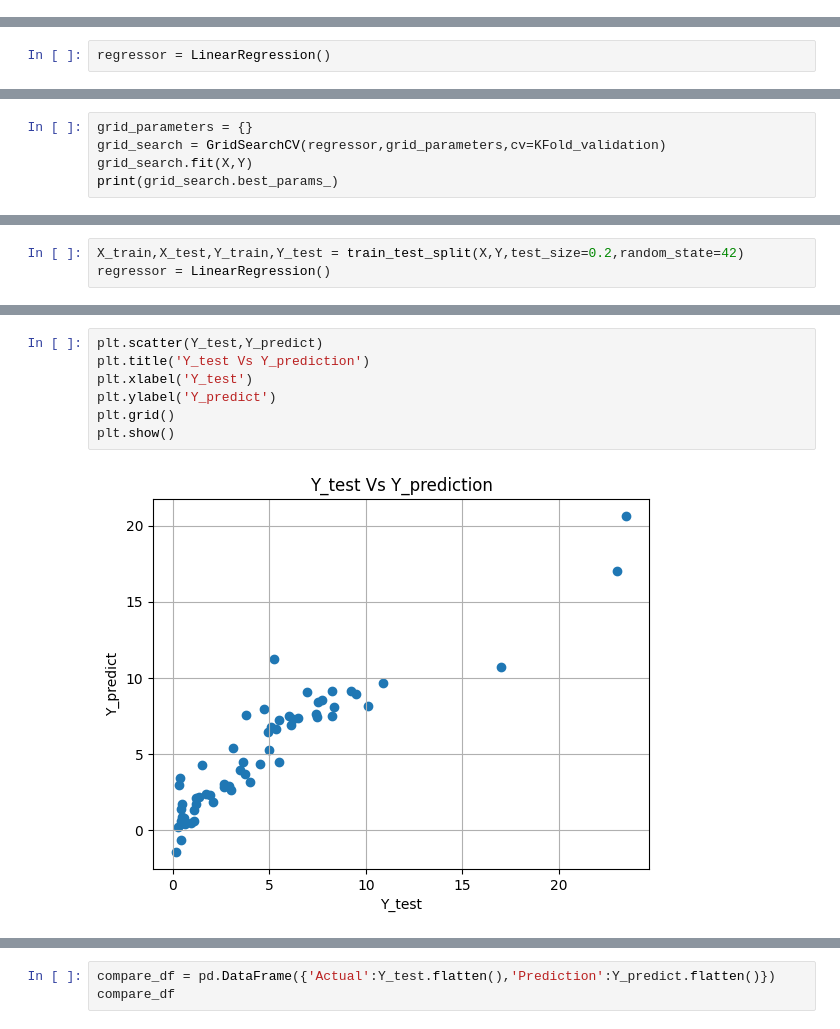
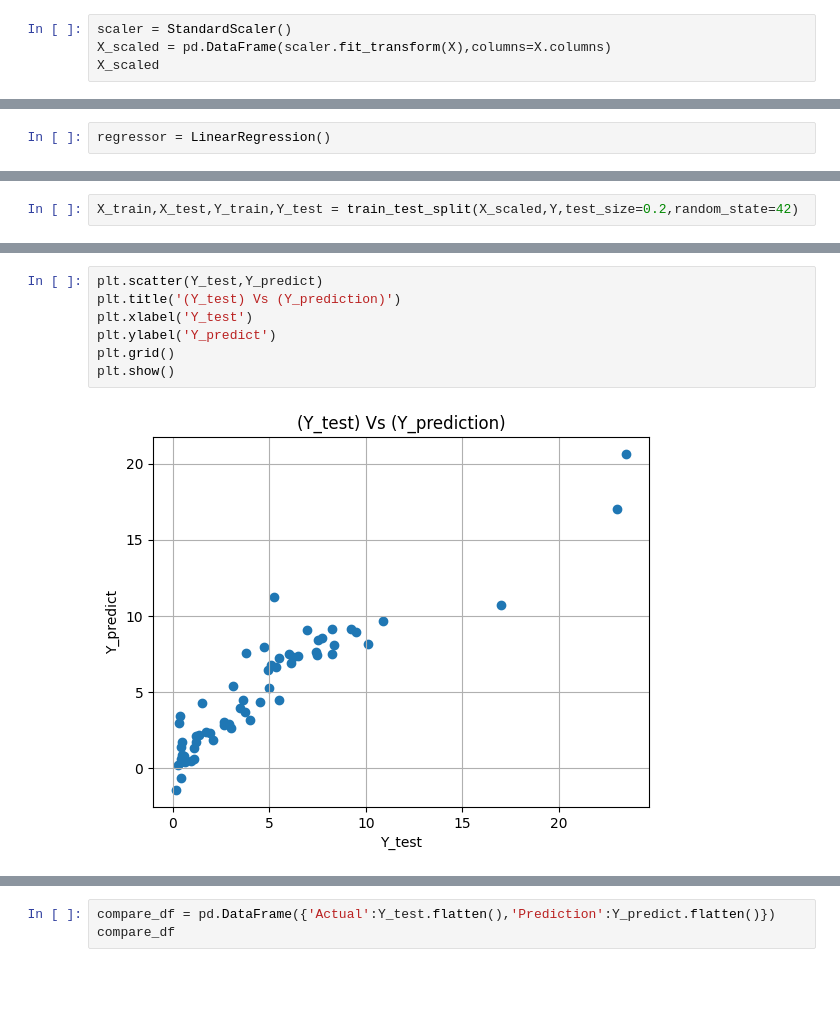
Before and after one commit to sntk-76/car-price-estimation-, a Jupyter notebook: car_estimation_price.ipynb, the cells around one changed output, grey strips where cells are left out. Drawn from its saved outputs; the diff is of its cells as text; blank space fills up the shorter version.

```diff
--- a/car_estimation_price.ipynb
+++ b/car_estimation_price.ipynb
@@ -112,3 +111,7 @@ X
 | 299 | 1 | 12.50 | 9000 | 0 | 1.0 | 0.0 | 0.0 | ... |
 | 300 | 2 | 5.90 | 5464 | 0 | 0.0 | 1.0 | 0.0 | ... |
 301 rows × 8 columns
+# %%
+scaler = StandardScaler()
+X_scaled = pd.DataFrame(scaler.fit_transform(X),columns=X.columns)
+X_scaled
@@ -144,5 +160,0 @@ print(np.mean(result_1))
-# %%
-grid_parameters = {}
-grid_search = GridSearchCV(regressor,grid_parameters,cv=KFold_validation)
-grid_search.fit(X,Y)
-print(grid_search.best_params_)
@@ -151,6 +161,5 @@ print(grid_search.best_params_)
 # %%
-X_train,X_test,Y_train,Y_test = train_test_split(X,Y,test_size=0.2,random_state=42)
-regressor = LinearRegression()
+X_train,X_test,Y_train,Y_test = train_test_split(X_scaled,Y,test_size=0.2,random_state=42)
 # %%
 regressor.fit(X_train,Y_train)
 result_2 = regressor.score(X_test,Y_test)
@@ -161,9 +170,9 @@ Y_predict = regressor.predict(X_test)
 # %%
 plt.scatter(Y_test,Y_predict)
-plt.title('Y_test Vs Y_prediction')
+plt.title('(Y_test) Vs (Y_prediction)')
 plt.xlabel('Y_test')
 plt.ylabel('Y_predict')
 plt.grid()
 plt.show()
 # %% [output]
-[figure, old version]
+[figure, new version]
```
Also changed, not shown: parts of 24 cells of this notebook, 1 other file.
